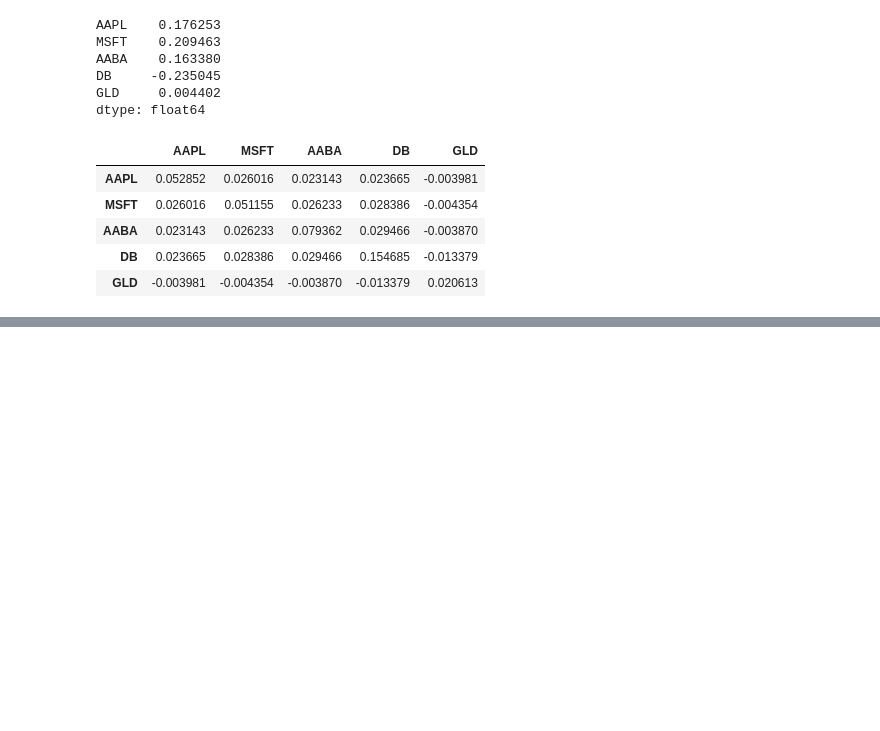
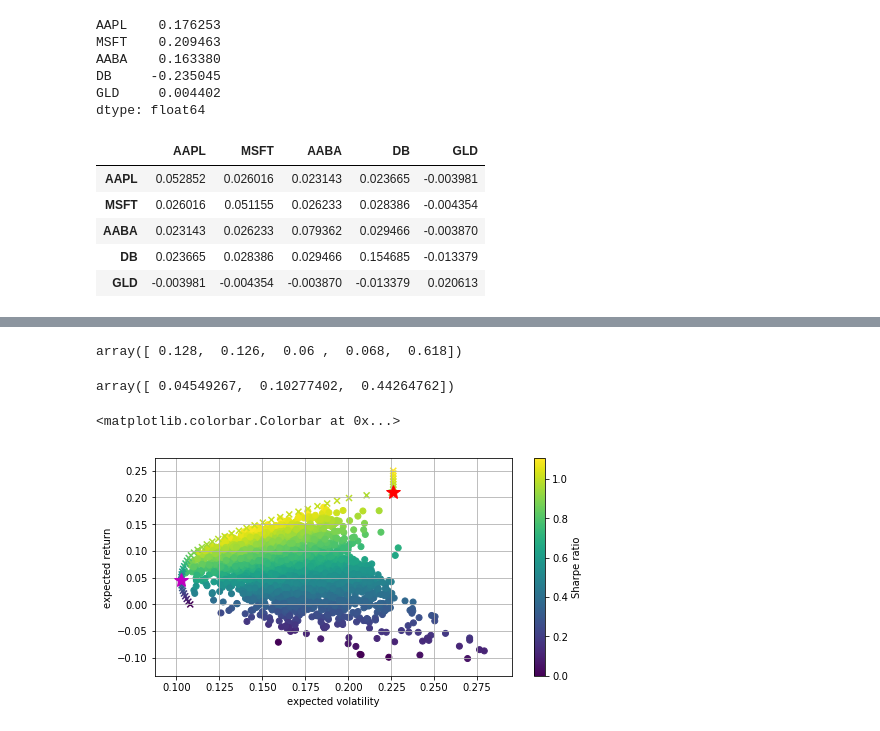
Before and after one commit to tomjonesbackup/python-for-finance, a Jupyter notebook: portfolio-optimisation.ipynb, the cells around one changed output, grey strips where cells are left out. Drawn from its saved outputs; the diff is of its cells as text; code cells hidden in the pictures; blank space fills up the shorter version.

```diff
--- a/portfolio-optimisation.ipynb
+++ b/portfolio-optimisation.ipynb
@@ -67,0 +144,5 @@ np.dot(weights.T, np.dot(rets.cov() * 252,weights))
+# %%
+def min_variance_function(weights):
+    return statistics(weights)[1]**2
+# %%
+optv = sco.minimize(min_variance_function, noa * [1./noa,],method='SLSQP', bounds=bnds, constraints=cons)
@@ -67,0 +161,41 @@ np.dot(weights.T, np.dot(rets.cov() * 252,weights))
+# %%
+optv['x'].round(3)
+# %% [output]
+array([ 0.128,  0.126,  0.06 ,  0.068,  0.618])
+# %%
+statistics(optv['x'].round(3))
+# %% [output]
+array([ 0.04549267,  0.10277402,  0.44264762])
+# %%
+def min_port_function(weights):
+    return statistics(weights)[1]
+# %%
+trets = np.linspace(0.0,0.25,50)
+tvols = []
+for tret in trets:
+    # constrainsts are
+    # 1 - the return is fixed
+    # 2 - the weights sum to 1 as before... ditto bounds 0<=w<-1
+    cons = ({'type': 'eq', 'fun': lambda x: statistics(x)[0]-tret},
+    {'type': 'eq', 'fun': lambda x: np.sum(x) - 1})
+    bnds = tuple((0,1) for x in range(noa))
+    opts = sco.minimize(min_port_function, noa * [1./noa,],method='SLSQP', bounds=bnds, constraints=cons)
+    tvols.append(opts['fun'])
+tvols = np.array(tvols)
+# %%
+plt.figure(figsize=(8,4))
+# random portfolio composition
+plt.scatter(pvols, prets, c=prets/pvols, marker='o')
+# efficient frontier
+plt.scatter(tvols, trets, c=trets/tvols, marker='x')
+# portfolio with highest Sharpe ratio
+plt.plot(statistics(opts['x'])[1], statistics(opts['x'])[0], 'r*', markersize=15.0)
+# minimum variance portfolio
+plt.plot(statistics(optv['x'])[1], statistics(optv['x'])[0], 'm*', markersize=15.0)
+plt.grid(True)
+plt.xlabel('expected volatility')
+plt.ylabel('expected return')
+plt.colorbar(label='Sharpe ratio')
+# %% [output]
+<matplotlib.colorbar.Colorbar at 0x...>
+[figure, added]
```
Also changed, not shown: parts of 18 cells of this notebook.
